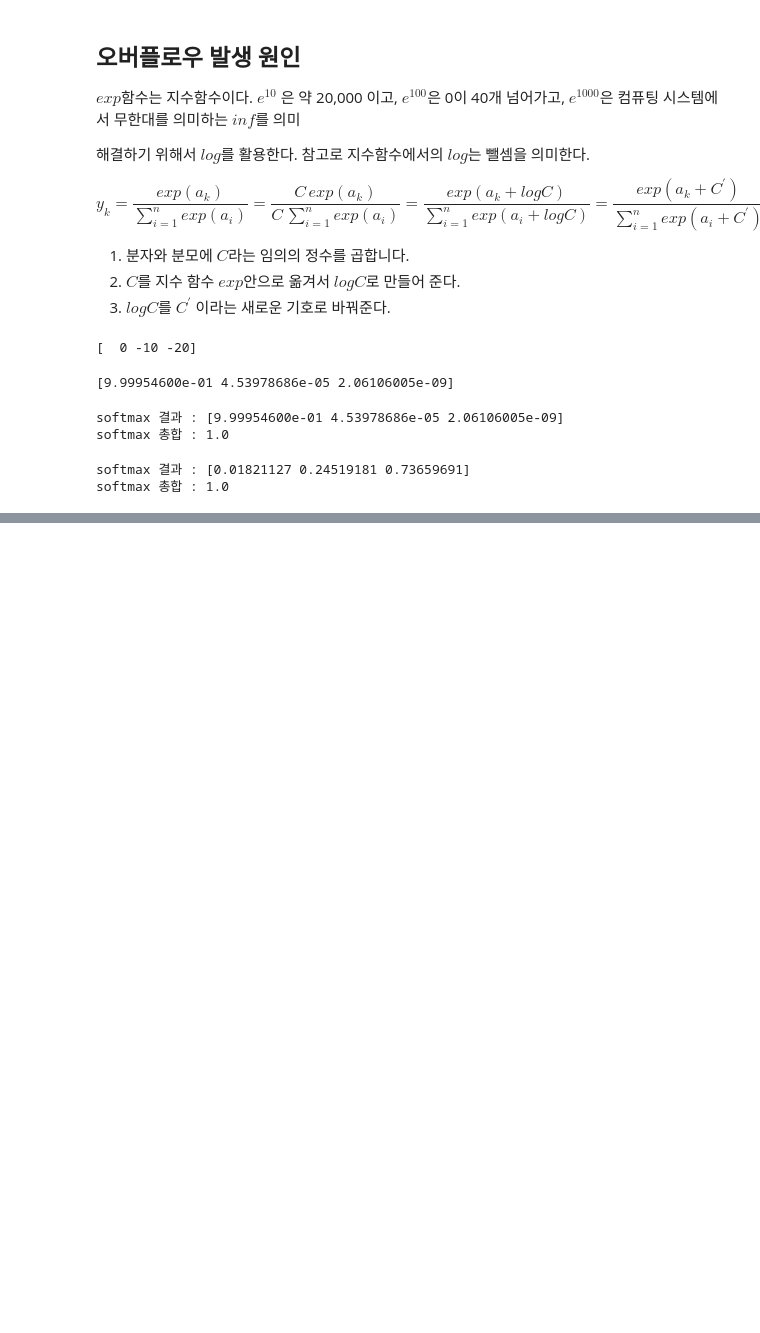
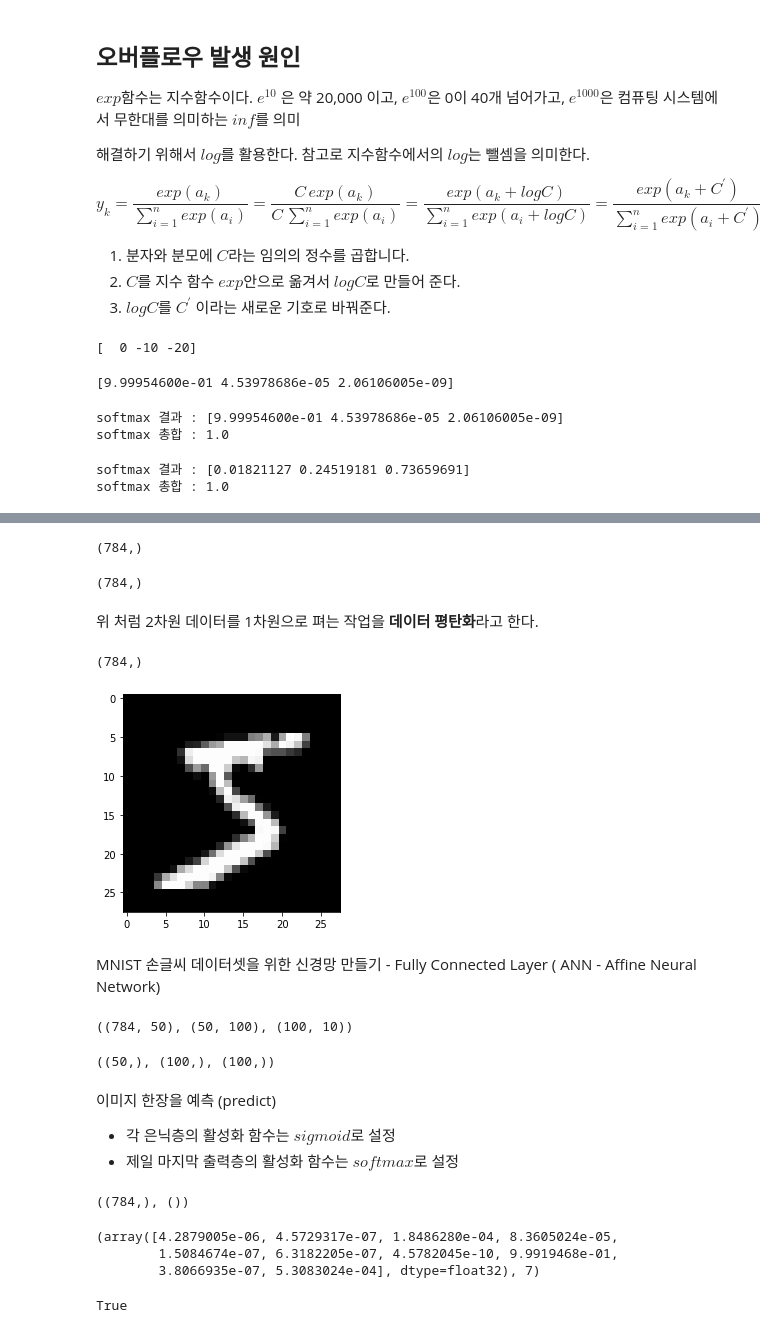
Before and after one commit to wjh818/Data_hwj, a Jupyter notebook: Deep_Learning/5_출력층_설계.ipynb, the cells around one changed output, grey strips where cells are left out. Cells and saved outputs as stored; diff of their text form; code cells hidden in the pictures; blank space fills up the shorter version.

```diff
--- a/Deep_Learning/5_출력층_설계.ipynb
+++ b/Deep_Learning/5_출력층_설계.ipynb
@@ -102,0 +157,10 @@ softmax 총합 : 1.0
+# %%
+image = X_train[0].flatten()
+image.shape
+# %% [output]
+(784,)
+# %%
+image = X_train[0].reshape(-1)
+image.shape
+# %% [output]
+(784,)
@@ -102,0 +171,15 @@ softmax 총합 : 1.0
+# %% [markdown]
+위 처럼 2차원 데이터를 1차원으로 펴는 작업을 **데이터 평탄화**라고 한다.
+# %%
+image.shape
+# %% [output]
+(784,)
+# %%
+# 평탄화된 이미지를 원래대로 복구
+image_bokgu = image.reshape(28, 28)
+plt.imshow(image_bokgu, 'gray')
+plt.show()
+# %% [output]
+[figure, added]
+# %% [markdown]
+MNIST 손글씨 데이터셋을 위한 신경망 만들기 - Fully Connected Layer ( ANN - Affine Neural Network)
@@ -102,0 +232,38 @@ softmax 총합 : 1.0
+# %%
+network = init_network()
+W1, W2, W3 = network['W1'], network['W2'], network['W3']
+b1, b2, b3 = network['b1'], network['b2'], network['b3'],
+
+W1.shape, W2.shape, W3.shape
+# %% [output]
+((784, 50), (50, 100), (100, 10))
+# %%
+b1.shape, b2.shape, b2.shape
+# %% [output]
+((50,), (100,), (100,))
+# %% [markdown]
+이미지 한장을 예측 (predict)
+
+* 각 은닉층의 활성화 함수는 $sigmoid$로 설정
+* 제일 마지막 출력층의 활성화 함수는 $softmax$로 설정
+# %%
+X, y = get_test_data()
+
+test_image, test_target = X[0], y[0]
+
+test_image.shape, test_target.shape
+# %% [output]
+((784,), ())
+# %%
+network = init_network()
+
+test_result = predict(network, test_image)
+test_result, test_target
+# %% [output]
+(array([4.2879005e-06, 4.5729317e-07, 1.8486280e-04, 8.3605024e-05,
+        1.5084674e-07, 6.3182205e-07, 4.5782045e-10, 9.9919468e-01,
+        3.8066935e-07, 5.3083024e-04], dtype=float32), 7)
+# %%
+np.argmax(test_result) == test_target
+# %% [output]
+True
```
Also changed, not shown: parts of 18 cells of this notebook.
